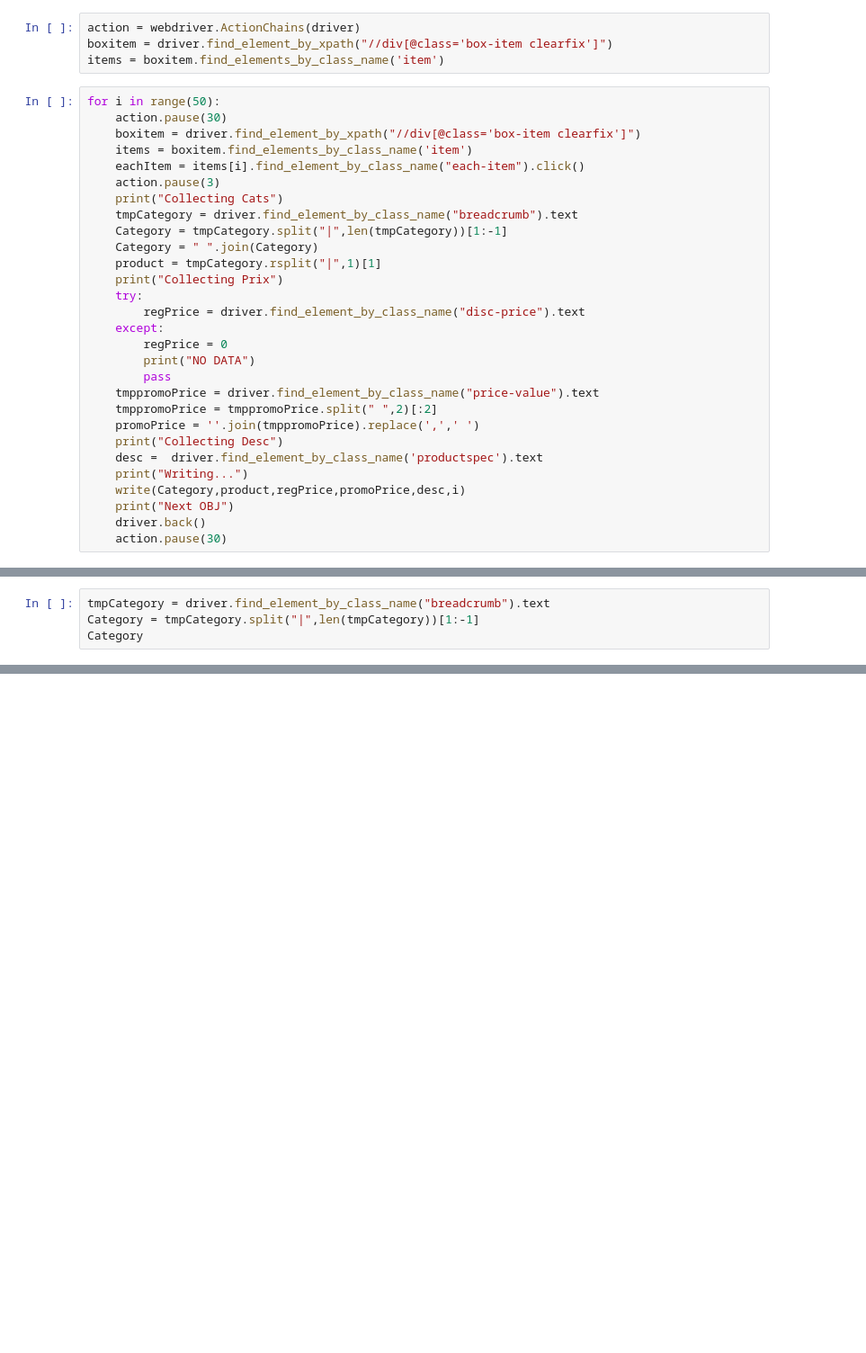
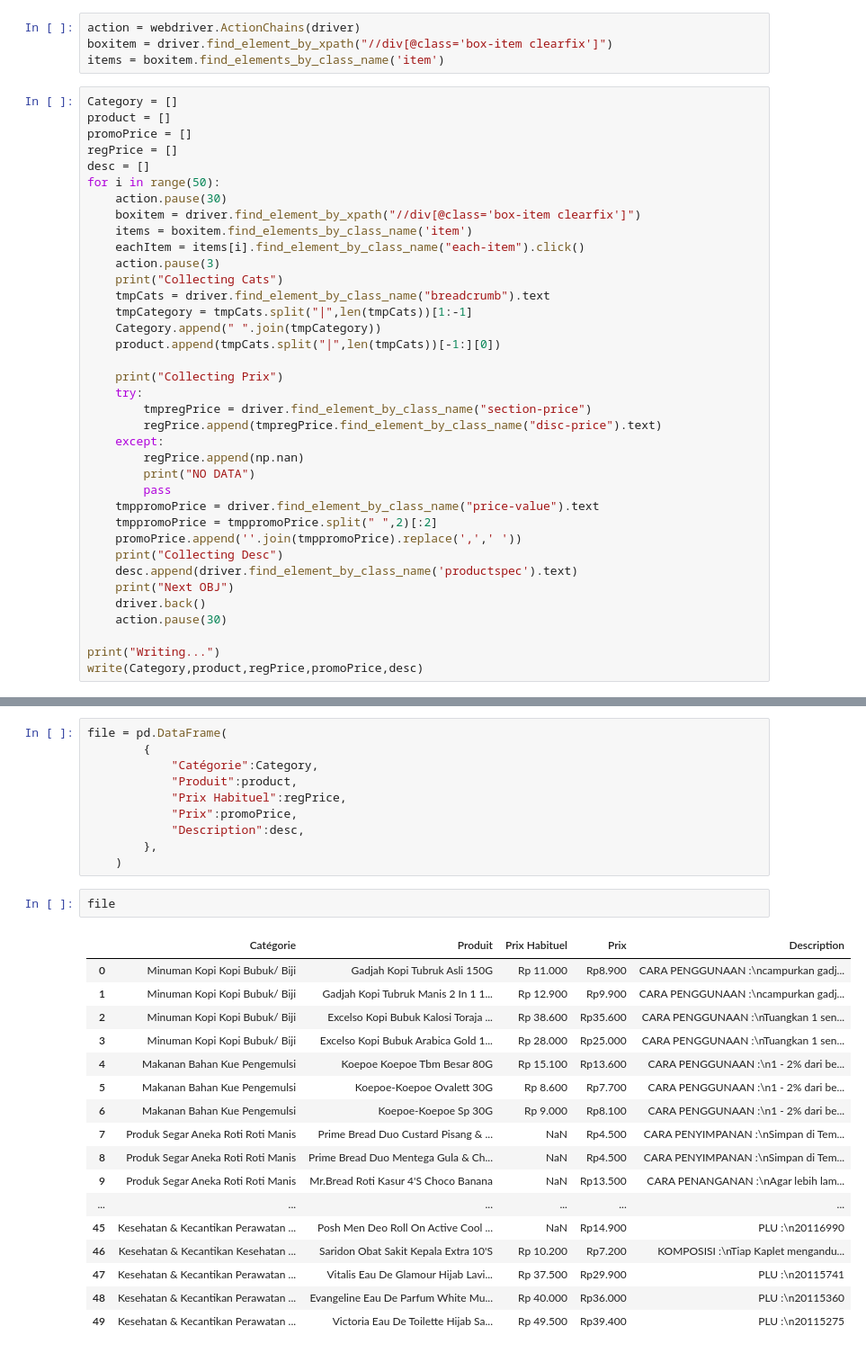
Before and after one commit to peii14/nielsonWebScrapper, a Jupyter notebook: scrap.ipynb, the cells around one changed output, grey strips where cells are left out. Shown at 90% size. Saved outputs shown, nothing was run; the diff lists cells and outputs as text; blank space fills up the shorter version.

```diff
--- a/scrap.ipynb
+++ b/scrap.ipynb
@@ -38,6 +34,11 @@ action = webdriver.ActionChains(driver)
 boxitem = driver.find_element_by_xpath("//div[@class='box-item clearfix']")
 items = boxitem.find_elements_by_class_name('item')
 # %%
+Category = []
+product = []
+promoPrice = []
+regPrice = []
+desc = []
 for i in range(50):
     action.pause(30)
     boxitem = driver.find_element_by_xpath("//div[@class='box-item clearfix']")
@@ -45,27 +46,30 @@ for i in range(50):
     eachItem = items[i].find_element_by_class_name("each-item").click()
     action.pause(3)
     print("Collecting Cats")
-    tmpCategory = driver.find_element_by_class_name("breadcrumb").text
-    Category = tmpCategory.split("|",len(tmpCategory))[1:-1]
-    Category = " ".join(Category)
-    product = tmpCategory.rsplit("|",1)[1]
+    tmpCats = driver.find_element_by_class_name("breadcrumb").text
+    tmpCategory = tmpCats.split("|",len(tmpCats))[1:-1]
+    Category.append(" ".join(tmpCategory))
+    product.append(tmpCats.split("|",len(tmpCats))[-1:][0])
+
     print("Collecting Prix")
     try:
-        regPrice = driver.find_element_by_class_name("disc-price").text
+        tmpregPrice = driver.find_element_by_class_name("section-price")
+        regPrice.append(tmpregPrice.find_element_by_class_name("disc-price").text)
     except:
-        regPrice = 0
+        regPrice.append(np.nan)
         print("NO DATA")
         pass
     tmppromoPrice = driver.find_element_by_class_name("price-value").text
     tmppromoPrice = tmppromoPrice.split(" ",2)[:2]
-    promoPrice = ''.join(tmppromoPrice).replace(',',' ')
+    promoPrice.append(''.join(tmppromoPrice).replace(',',' '))
     print("Collecting Desc")
-    desc =  driver.find_element_by_class_name('productspec').text
-    print("Writing...")
-    write(Category,product,regPrice,promoPrice,desc,i)
+    desc.append(driver.find_element_by_class_name('productspec').text)
     print("Next OBJ")
     driver.back()
     action.pause(30)
+
+print("Writing...")
+write(Category,product,regPrice,promoPrice,desc)
 # %% [output]
 Collecting Cats
 Collecting Prix
@@ -155,4 +94,0 @@ items
-# %%
-tmpCategory = driver.find_element_by_class_name("breadcrumb").text
-Category = tmpCategory.split("|",len(tmpCategory))[1:-1]
-Category
@@ -160,0 +99,30 @@ Category
+# %%
+file = pd.DataFrame(
+        {
+            "Catégorie":Category,
+            "Produit":product,
+            "Prix Habituel":regPrice,
+            "Prix":promoPrice,
+            "Description":desc,
+        },
+    )
+# %%
+file
+# %% [output]
+|  | Catégorie | Produit | Prix Habituel | Prix | Description |
+| 0 | Minuman Kopi Kopi Bubuk/ Biji | Gadjah Kopi Tubruk Asli 150G | Rp 11.000 | Rp8.900 | CARA PENGGUNAAN :\ncampurkan gadj... |
+| 1 | Minuman Kopi Kopi Bubuk/ Biji | Gadjah Kopi Tubruk Manis 2 In 1 1... | Rp 12.900 | Rp9.900 | CARA PENGGUNAAN :\ncampurkan gadj... |
+| 2 | Minuman Kopi Kopi Bubuk/ Biji | Excelso Kopi Bubuk Kalosi Toraja ... | Rp 38.600 | Rp35.600 | CARA PENGGUNAAN :\nTuangkan 1 sen... |
+| 3 | Minuman Kopi Kopi Bubuk/ Biji | Excelso Kopi Bubuk Arabica Gold 1... | Rp 28.000 | Rp25.000 | CARA PENGGUNAAN :\nTuangkan 1 sen... |
+| 4 | Makanan Bahan Kue Pengemulsi | Koepoe Koepoe Tbm Besar 80G | Rp 15.100 | Rp13.600 | CARA PENGGUNAAN :\n1 - 2% dari be... |
+| 5 | Makanan Bahan Kue Pengemulsi | Koepoe-Koepoe Ovalett 30G | Rp 8.600 | Rp7.700 | CARA PENGGUNAAN :\n1 - 2% dari be... |
+| 6 | Makanan Bahan Kue Pengemulsi | Koepoe-Koepoe Sp 30G | Rp 9.000 | Rp8.100 | CARA PENGGUNAAN :\n1 - 2% dari be... |
+| 7 | Produk Segar Aneka Roti Roti Manis | Prime Bread Duo Custard Pisang & ... | NaN | Rp4.500 | CARA PENYIMPANAN :\nSimpan di Tem... |
+| 8 | Produk Segar Aneka Roti Roti Manis | Prime Bread Duo Mentega Gula & Ch... | NaN | Rp4.500 | CARA PENYIMPANAN :\nSimpan di Tem... |
+| 9 | Produk Segar Aneka Roti Roti Manis | Mr.Bread Roti Kasur 4'S Choco Banana | NaN | Rp13.500 | CARA PENANGANAN :\nAgar lebih lam... |
+| ... | ... | ... | ... | ... | ... |
+| 45 | Kesehatan & Kecantikan Perawatan ... | Posh Men Deo Roll On Active Cool ... | NaN | Rp14.900 | PLU :\n20116990 |
+| 46 | Kesehatan & Kecantikan Kesehatan ... | Saridon Obat Sakit Kepala Extra 10'S | Rp 10.200 | Rp7.200 | KOMPOSISI :\nTiap Kaplet mengandu... |
+| 47 | Kesehatan & Kecantikan Perawatan ... | Vitalis Eau De Glamour Hijab Lavi... | Rp 37.500 | Rp29.900 | PLU :\n20115741 |
+| 48 | Kesehatan & Kecantikan Perawatan ... | Evangeline Eau De Parfum White Mu... | Rp 40.000 | Rp36.000 | PLU :\n20115360 |
+| 49 | Kesehatan & Kecantikan Perawatan ... | Victoria Eau De Toilette Hijab Sa... | Rp 49.500 | Rp39.400 | PLU :\n20115275 |
```
Also changed, not shown: parts of 5 cells of this notebook, 2 other files.
